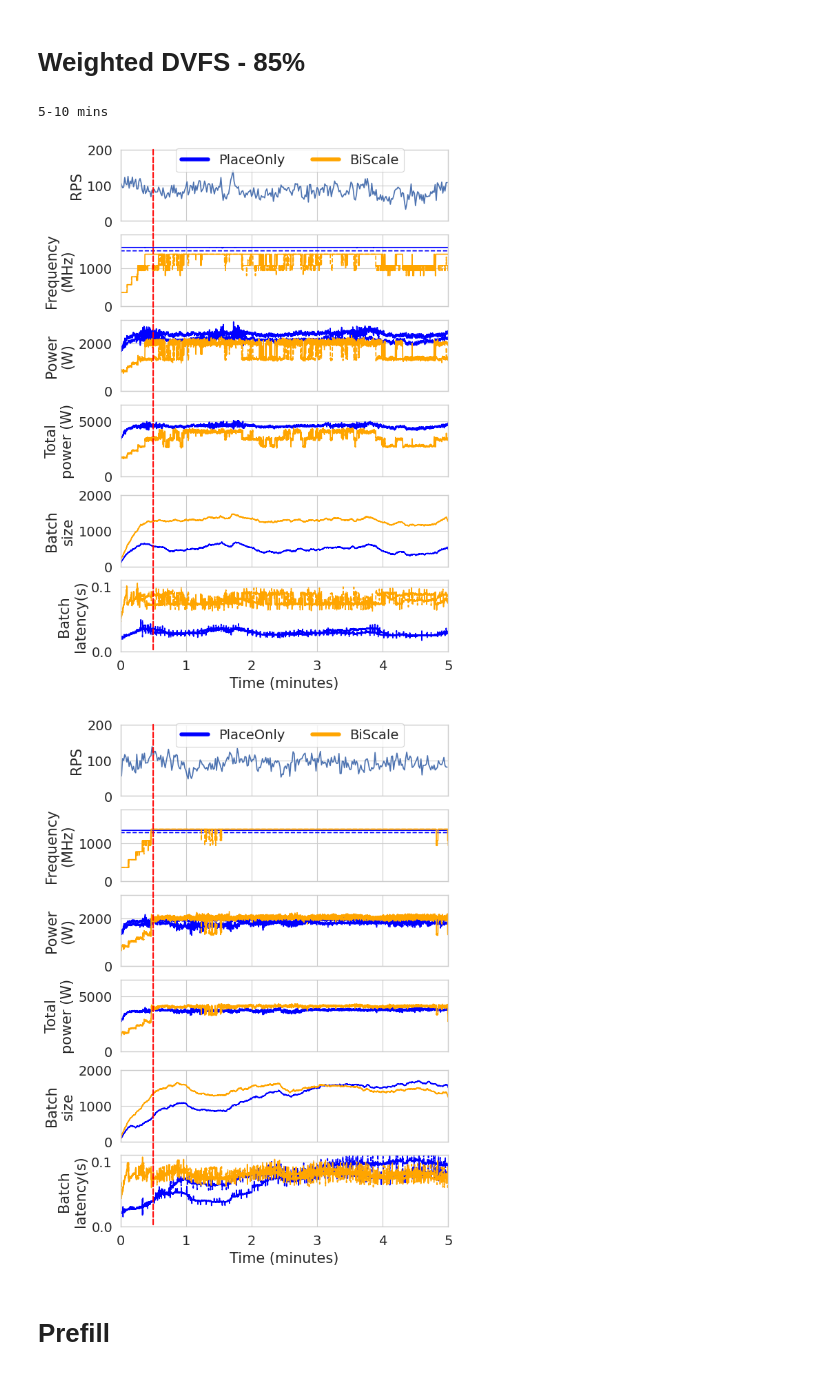
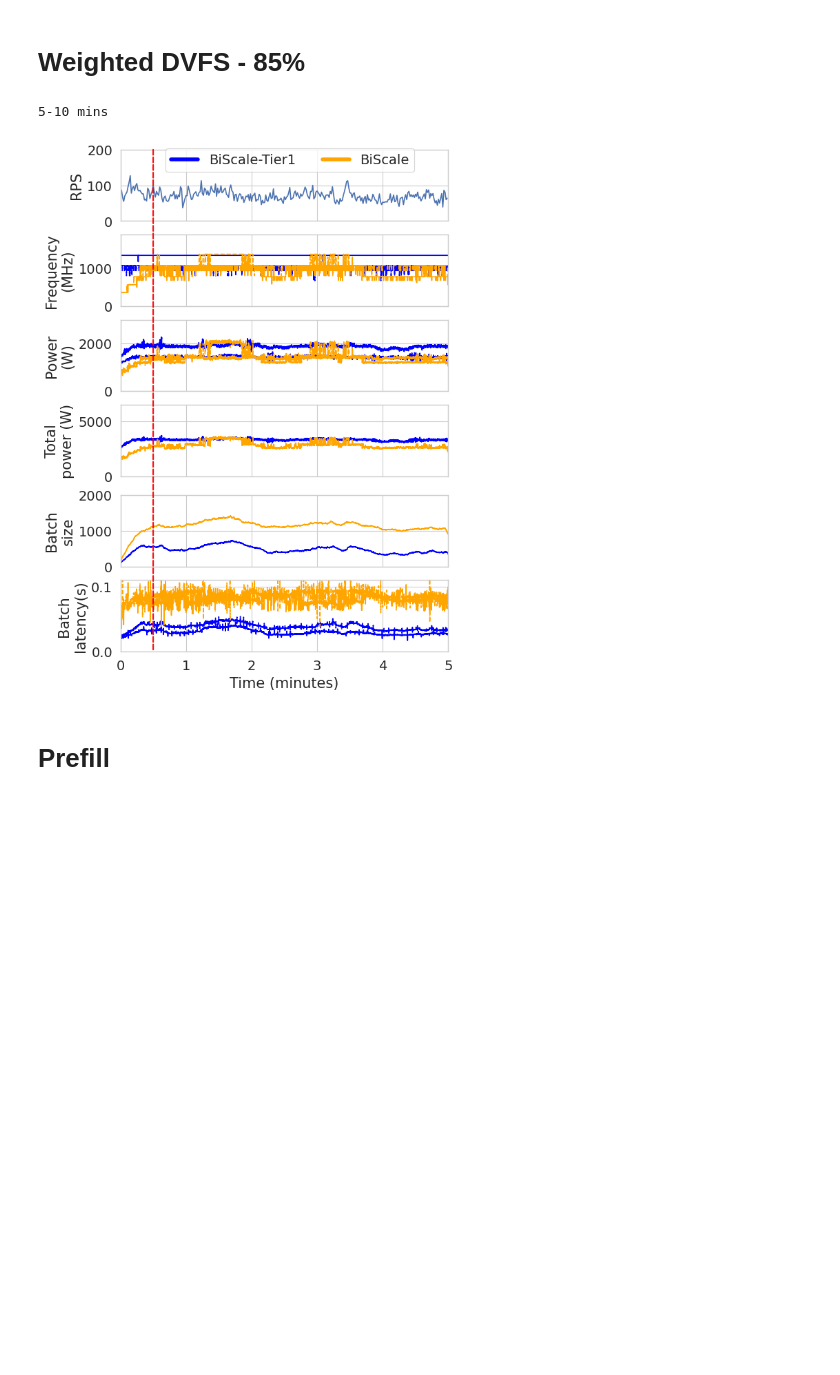
Before and after one commit to Louis-99/vllm-fork, a Jupyter notebook: additional_stuff/sosp_evals/2_nodes/freq_power.ipynb, the cells around one changed output. Cells and saved outputs as stored; diff of their text form; code cells hidden in the pictures; blank space fills up the shorter version.

```diff
--- a/additional_stuff/sosp_evals/2_nodes/freq_power.ipynb
+++ b/additional_stuff/sosp_evals/2_nodes/freq_power.ipynb
@@ -99,7 +99,7 @@ def visualize_qps(csv_path: Path,
 
     # Add a single legend at the top
     handles = [
-        plt.Line2D([], [], color='blue', linestyle='-', linewidth=4, label='PlaceOnly'),
+        plt.Line2D([], [], color='blue', linestyle='-', linewidth=4, label='BiScale-Tier1'),
         plt.Line2D([], [], color='orange', linestyle='-', linewidth=4, label='BiScale')
     ]
     fig.legend(handles=handles, loc='upper center', fontsize=14, ncol=2, bbox_to_anchor=(0.6, 1.0))
@@ -165,47 +165,46 @@ def get_combined_df(power_csv_paths: list[Path]) -> pd.DataFrame:
 # Weighted DVFS - 85%
 # %%
 print("5-10 mins")
-power_df_dvfs = get_combined_df([Path('/export2/obasit/ClusterLevelServing/vllm_logs/arxiv_evls/85_percent_char_balance/OURS_R5_JAN3_REAL_P85_1_DVFS_W/decode_4_Jan06022833_gpu1'),
-                                  Path('/export2/obasit/ClusterLevelServing/vllm_logs/arxiv_evls/85_percent_char_balance/OURS_R5_JAN3_REAL_P85_1_DVFS_W/decode_4_Jan06022843')])
-power_df_ours = get_combined_df([Path('/export2/obasit/ClusterLevelServing/vllm_logs/arxiv_evls/85_percent_char_balance/OURS_R5_JAN3_REAL_P85_1/decode_4_Jan04214813_gpu1'),
-                                  Path('/export2/obasit/ClusterLevelServing/vllm_logs/arxiv_evls/85_percent_char_balance/OURS_R5_JAN3_REAL_P85_1/decode_4_Jan04214824')])
-visualize_qps(csv_path=Path('azure_2024_code_sharegpt-ctx-len_qps88.27_req-cnt200000.csv'),
+power_df_dvfs = get_combined_df([Path('/export2/obasit/ClusterLevelServing/vllm_logs/arxiv_evls/67_percent_char_balance_dvfs_redo_together_ai/profiler_logs_0/OURS_R5_JAN3_OLD_P90_1_DVFS_node0/decode_4_Mar30023354_node0'),
+                                  Path('/export2/obasit/ClusterLevelServing/vllm_logs/arxiv_evls/67_percent_char_balance_dvfs_redo_together_ai/profiler_logs_0/OURS_R5_JAN3_OLD_P90_1_DVFS_node0/decode_4_Mar30023354_node1')])
+power_df_ours = get_combined_df([Path('/export2/obasit/ClusterLevelServing/vllm_logs/arxiv_evls/67_percent_char_balance/OURS_R5_JAN3_OLD_P90_1/decode_4_Jan04223759_gpu1'),
+                                  Path('/export2/obasit/ClusterLevelServing/vllm_logs/arxiv_evls/67_percent_char_balance/OURS_R5_JAN3_OLD_P90_1/decode_4_Jan04223802')])
+visualize_qps(csv_path=Path('azure_2024_code_sharegpt-ctx-len_qps93.46_req-cnt200000.csv'),
               power_df_dvfs=power_df_dvfs,
               power_df_ours=power_df_ours,
               time_bucket_ms=1000,
-              save_name="figs/power_freq_85p_5_10_decode.pdf",
+              save_name="figs/power_freq_67p_5_10_decode.pdf",
               start_time=5 * 60,
               end_time=10 * 60)
 
 # print("10-15 mins")
 # power_df_dvfs = get_combined_df([Path('/export2/obasit/ClusterLevelServing/vllm_logs/arxiv_evls/85_percent_char_balance/OURS_R5_JAN3_REAL_P85_2_DVFS_W/decode_4_Jan06023739_gpu1'),
 #                                   Path('/export2/obasit/ClusterLevelServing/vllm_logs/arxiv_evls/85_percent_char_balance/OURS_R5_JAN3_REAL_P85_2_DVFS_W/decode_4_Jan06023758')])
 # power_df_ours = get_combined_df([Path('/export2/obasit/ClusterLevelServing/vllm_logs/arxiv_evls/85_percent_char_balance/OURS_R5_JAN3_REAL_P85_2/decode_4_Jan04215632_gpu1'),
 #                                   Path('/export2/obasit/ClusterLevelServing/vllm_logs/arxiv_evls/85_percent_char_balance/OURS_R5_JAN3_REAL_P85_2/decode_4_Jan04215640')])
 # visualize_qps(csv_path=Path('azure_2024_code_sharegpt-ctx-len_qps88.27_req-cnt200000.csv'),
 #               power_df_dvfs=power_df_dvfs,
 #               power_df_ours=power_df_ours,
 #               time_bucket_ms=500,
 #               save_name="figs/power_freq_85p_10_15_decode.pdf",
 #               start_time=10 * 60,
 #               end_time=15 * 60)
 
 # print("20-25 mins")
-power_df_dvfs = get_combined_df([Path('/export2/obasit/ClusterLevelServing/vllm_logs/arxiv_evls/85_percent_char_balance/OURS_R5_JAN3_REAL_P85_4_DVFS_W/decode_4_Jan06025642_gpu1'),
-                                  Path('/export2/obasit/ClusterLevelServing/vllm_logs/arxiv_evls/85_percent_char_balance/OURS_R5_JAN3_REAL_P85_4_DVFS_W/decode_4_Jan06025647')])
-power_df_ours = get_combined_df([Path('/export2/obasit/ClusterLevelServing/vllm_logs/arxiv_evls/85_percent_char_balance/OURS_R5_JAN3_REAL_P85_4/decode_4_Jan04221326_gpu1'),
-                                  Path('/export2/obasit/ClusterLevelServing/vllm_logs/arxiv_evls/85_percent_char_balance/OURS_R5_JAN3_REAL_P85_4/decode_4_Jan04221330')])
-visualize_qps(csv_path=Path('azure_2024_code_sharegpt-ctx-len_qps88.27_req-cnt200000.csv'),
-                power_df_dvfs=power_df_dvfs,
-                power_df_ours=power_df_ours,
-                time_bucket_ms=1000,
-                save_name="figs/power_freq_85p_20_25_decode.pdf",
-                start_time=20 * 60,
-                end_time=25 * 60)
+# power_df_dvfs = get_combined_df([Path('/export2/obasit/ClusterLevelServing/vllm_logs/arxiv_evls/85_percent_char_balance/OURS_R5_JAN3_REAL_P85_4_DVFS_W/decode_4_Jan06025642_gpu1'),
+#                                   Path('/export2/obasit/ClusterLevelServing/vllm_logs/arxiv_evls/85_percent_char_balance/OURS_R5_JAN3_REAL_P85_4_DVFS_W/decode_4_Jan06025647')])
+# power_df_ours = get_combined_df([Path('/export2/obasit/ClusterLevelServing/vllm_logs/arxiv_evls/85_percent_char_balance/OURS_R5_JAN3_REAL_P85_4/decode_4_Jan04221326_gpu1'),
+#                                   Path('/export2/obasit/ClusterLevelServing/vllm_logs/arxiv_evls/85_percent_char_balance/OURS_R5_JAN3_REAL_P85_4/decode_4_Jan04221330')])
+# visualize_qps(csv_path=Path('azure_2024_code_sharegpt-ctx-len_qps88.27_req-cnt200000.csv'),
+#                 power_df_dvfs=power_df_dvfs,
+#                 power_df_ours=power_df_ours,
+#                 time_bucket_ms=1000,
+#                 save_name="figs/power_freq_85p_20_25_decode.pdf",
+#                 start_time=20 * 60,
+#                 end_time=25 * 60)
 # %% [output]
 5-10 mins
-[figure, old version]
+[figure, new version]
-[figure, removed]
 # %% [markdown]
 # Prefill
 # %%
```
Also changed, not shown: parts of 6 cells of this notebook, 31 other files.
